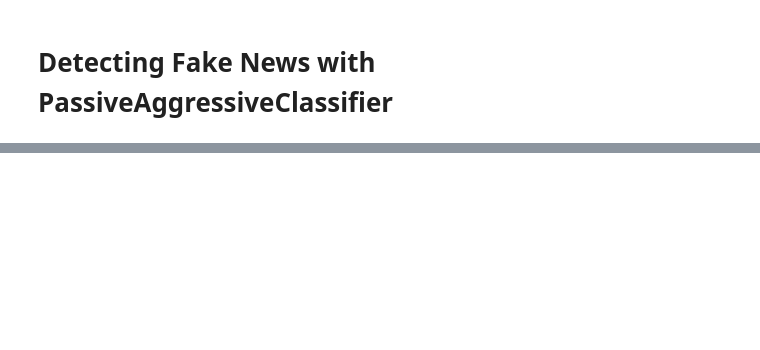
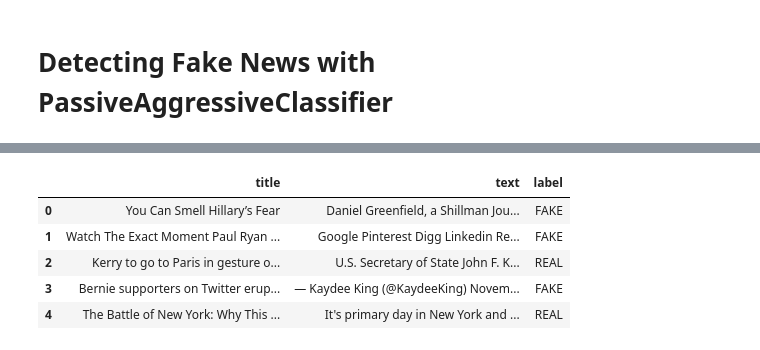
Before and after one commit to TasnimTamanna02/Detecting_Fake_News, a Jupyter notebook: Code.ipynb, the cells around one changed output, grey strips where cells are left out. Saved outputs shown, nothing was run; the diff lists cells and outputs as text; code cells hidden in the pictures; blank space fills up the shorter version.

```diff
--- a/Code.ipynb
+++ b/Code.ipynb
@@ -14,0 +30,10 @@ df.sample(5)
+# %%
+df = df.drop(['Unnamed: 0'], axis=1)
+df.head()
+# %% [output]
+|  | title | text | label |
+| 0 | You Can Smell Hillary’s Fear | Daniel Greenfield, a Shillman Jou... | FAKE |
+| 1 | Watch The Exact Moment Paul Ryan ... | Google Pinterest Digg Linkedin Re... | FAKE |
+| 2 | Kerry to go to Paris in gesture o... | U.S. Secretary of State John F. K... | REAL |
+| 3 | Bernie supporters on Twitter erup... | — Kaydee King (@KaydeeKing) Novem... | FAKE |
+| 4 | The Battle of New York: Why This ... | It's primary day in New York and ... | REAL |
```
Also changed, not shown: parts of 24 cells of this notebook.
